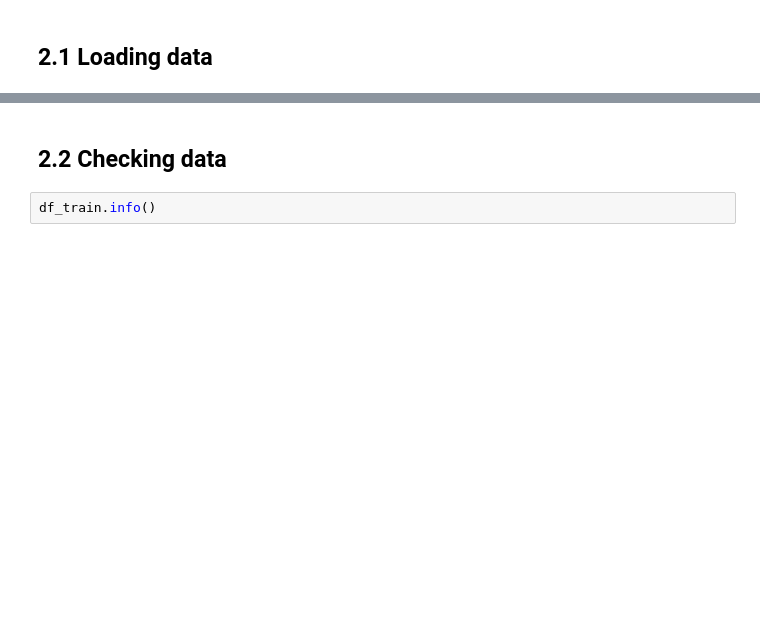
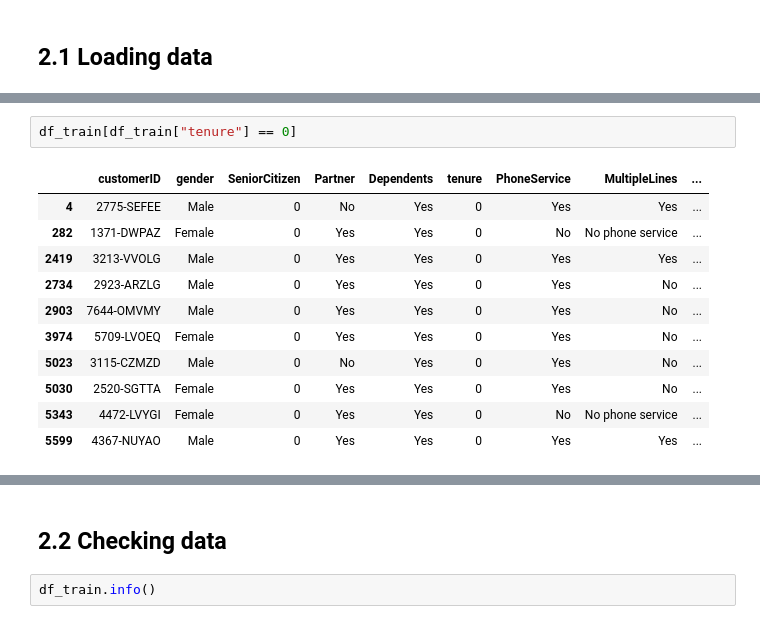
Before and after one commit to bobcastaldeli/Customer-Churn-Prediction, a Jupyter notebook: notebooks/eda.ipynb, the cells around one changed output, grey strips where cells are left out. Drawn from its saved outputs; the diff is of its cells as text; blank space fills up the shorter version.

```diff
--- a/notebooks/eda.ipynb
+++ b/notebooks/eda.ipynb
@@ -44,0 +78,14 @@ df_test = pd.read_csv('../data/raw/test.csv')
+# %%
+df_train[df_train["tenure"] == 0]
+# %% [output]
+|  | customerID | gender | SeniorCitizen | Partner | Dependents | tenure | PhoneService | MultipleLines | ... |
+| 4 | 2775-SEFEE | Male | 0 | No | Yes | 0 | Yes | Yes | ... |
+| 282 | 1371-DWPAZ | Female | 0 | Yes | Yes | 0 | No | No phone service | ... |
+| 2419 | 3213-VVOLG | Male | 0 | Yes | Yes | 0 | Yes | Yes | ... |
+| 2734 | 2923-ARZLG | Male | 0 | Yes | Yes | 0 | Yes | No | ... |
+| 2903 | 7644-OMVMY | Male | 0 | Yes | Yes | 0 | Yes | No | ... |
+| 3974 | 5709-LVOEQ | Female | 0 | Yes | Yes | 0 | Yes | No | ... |
+| 5023 | 3115-CZMZD | Male | 0 | No | Yes | 0 | Yes | No | ... |
+| 5030 | 2520-SGTTA | Female | 0 | Yes | Yes | 0 | Yes | No | ... |
+| 5343 | 4472-LVYGI | Female | 0 | Yes | Yes | 0 | No | No phone service | ... |
+| 5599 | 4367-NUYAO | Male | 0 | Yes | Yes | 0 | Yes | Yes | ... |
```
Also changed, not shown: parts of 27 cells of this notebook, 1 other file.
